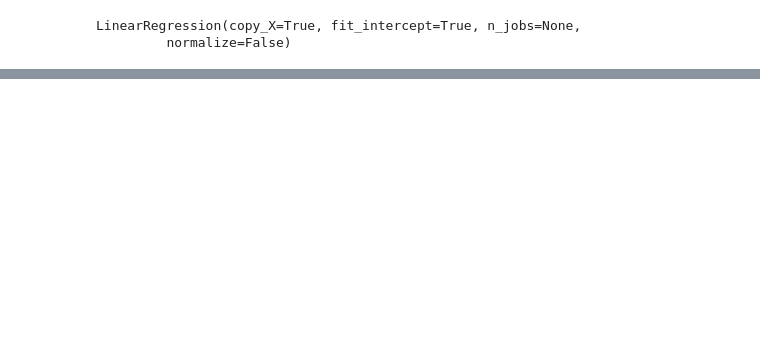
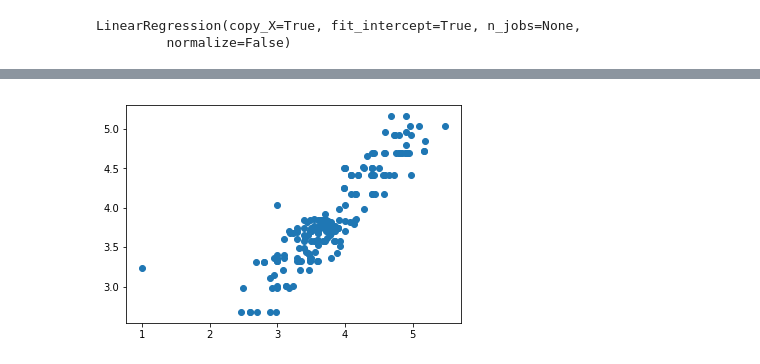
Before and after one commit to vitorioluis/Machine-Learning, a Jupyter notebook: Predicao_preco_combustivel/prever_preco_combustivel.ipynb, the cells around one changed output, grey strips where cells are left out. Cells and saved outputs as stored; diff of their text form; code cells hidden in the pictures; blank space fills up the shorter version.

```diff
--- a/Predicao_preco_combustivel/prever_preco_combustivel.ipynb
+++ b/Predicao_preco_combustivel/prever_preco_combustivel.ipynb
@@ -233,0 +245,4 @@ Name: VALOR VENDA, Length: 198, dtype: float64
+# %%
+plt.scatter(y_teste, predict_forest);
+# %% [output]
+[figure, added]
```
Also changed, not shown: parts of 20 cells of this notebook, 1 other file.
